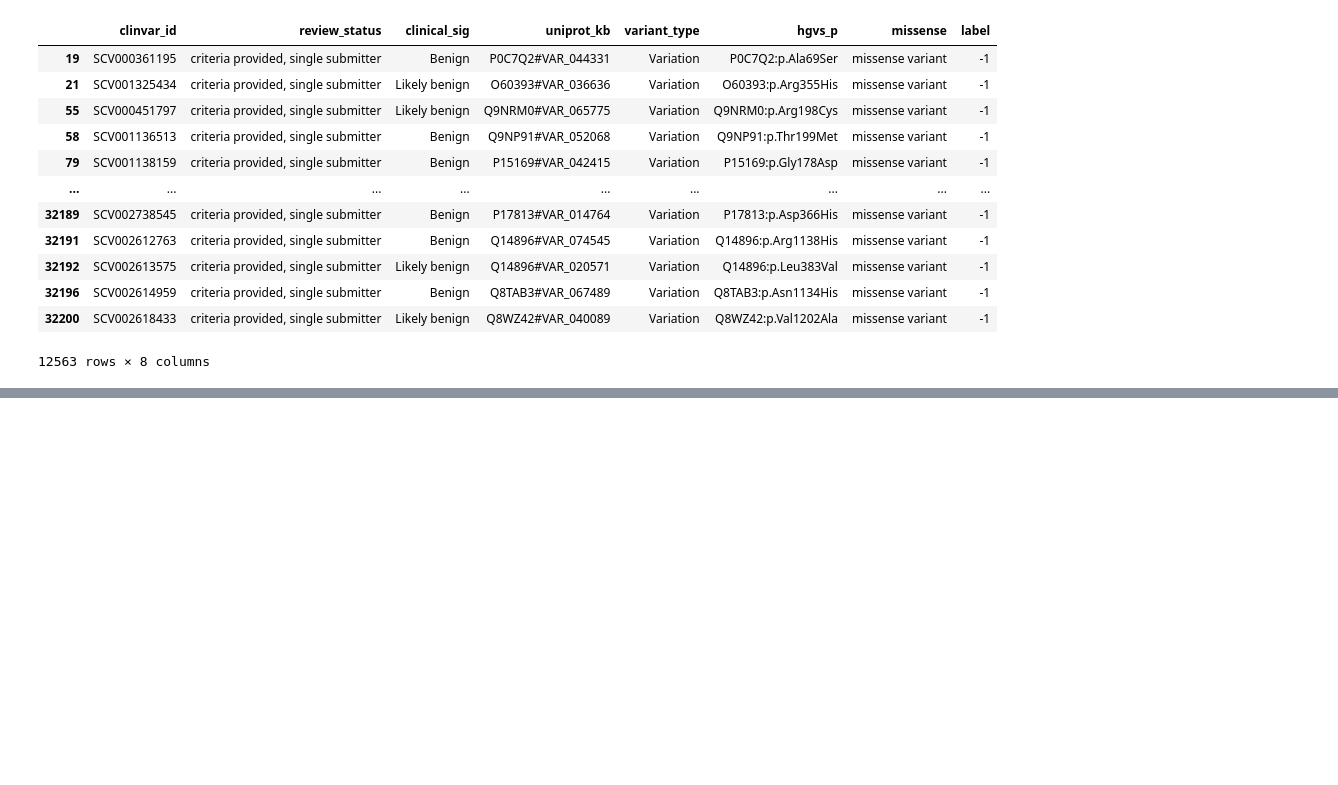
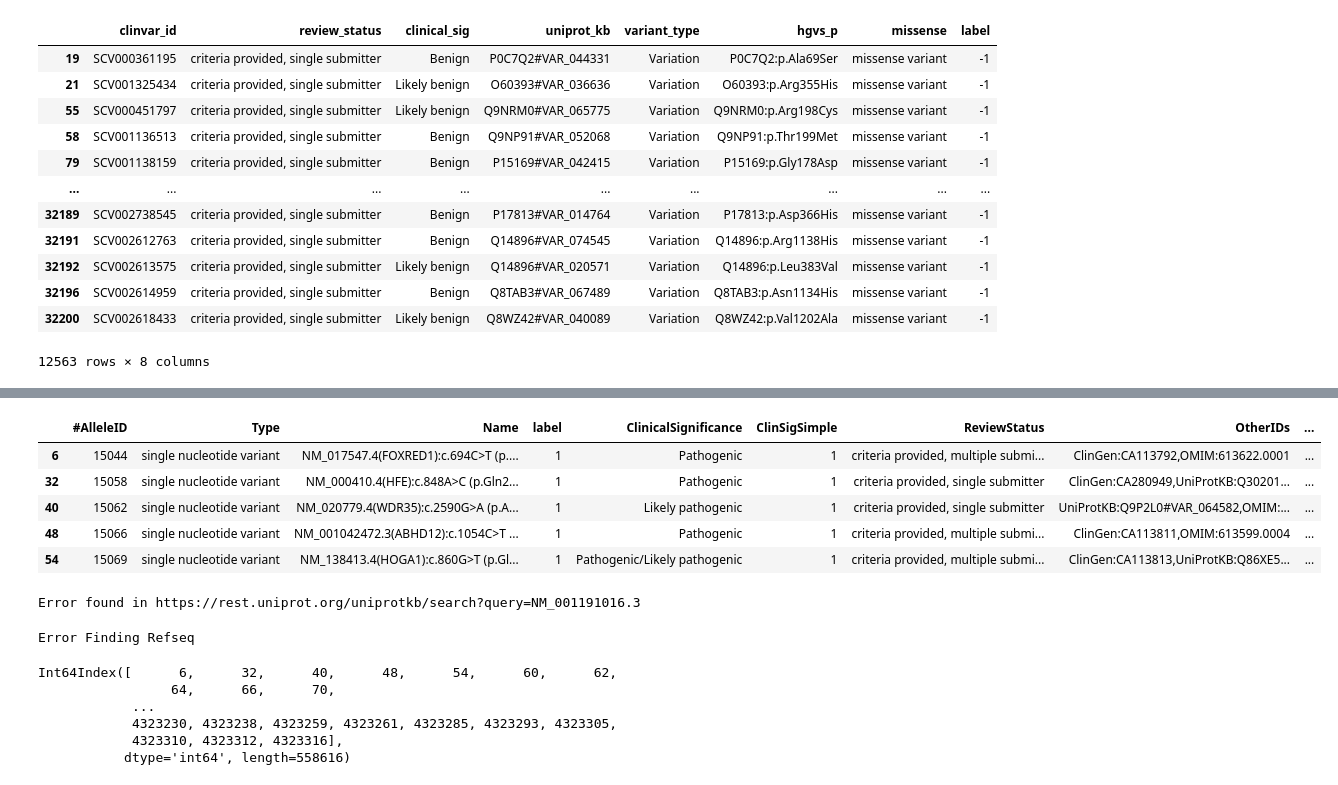
Before and after one commit to zshuyinggg/ppi_mutation, a Jupyter notebook: scripts/clinvar.ipynb, the cells around one changed output, grey strips where cells are left out. Drawn from its saved outputs; the diff is of its cells as text; code cells hidden in the pictures; blank space fills up the shorter version.

```diff
--- a/scripts/clinvar.ipynb
+++ b/scripts/clinvar.ipynb
@@ -165,0 +201,72 @@ SCV000258941 L1257
+# %%
+def if_positive_or_negative(string_list):
+    label=[]
+    for string in string_list:
+        if string in ['Pathogenic',
+                    'Pathogenic/Likely pathogenic',
+                    'probable-pathogenic',
+                    'Likely pathogenic',
+                    'pathologic',
+                    'pathogenic',
+                    'likely pathogenic',
+                    'Pathogenic/Likely pathogenic/Established risk allele',
+                    'likely pathogenic - adrenal pheochromocytoma',
+                    'Pathogenic/Pathogenic, low penetrance',
+                    'Pathogenic, low penetrance']:
+            label.append(1)
+        elif string in ['Benign',
+                    'Likely benign',
+                    'Likely Benign',
+                    'Benign/Likely benign',
+                    'non-pathogenic',
+                    'benign', 'probable-non-pathogenic', 'Likely Benign', 'probably not pathogenic',
+        ]:
+            label.append(-1)
+
+        else: label.append(0)
+    return label
+f['label']=if_positive_or_negative(f['ClinicalSignificance'])
+keep_cols=['#AlleleID', 'Type', 'Name','label', 'ClinicalSignificance', 'ClinSigSimple', 'ReviewStatus', 'OtherIDs', 'LastEvaluated', 'RS# (dbSNP)',
+       'nsv/esv (dbVar)', 'RCVaccession']
+keep_conditions=(f['Type']=='single nucleotide variant') &\
+              (['no assertion' not in item for item in f['ReviewStatus'].tolist()]) &\
+               (['p' in item for item in f['Name'].tolist()]) &\
+               (f['label']!=0)
+f_simple=f[keep_conditions][keep_cols]
+f_simple.head()
+# %% [output]
+|  | #AlleleID | Type | Name | label | ClinicalSignificance | ClinSigSimple | ReviewStatus | OtherIDs | ... |
+| 6 | 15044 | single nucleotide variant | NM_017547.4(FOXRED1):c.694C>T (p.... | 1 | Pathogenic | 1 | criteria provided, multiple submi... | ClinGen:CA113792,OMIM:613622.0001 | ... |
+| 32 | 15058 | single nucleotide variant | NM_000410.4(HFE):c.848A>C (p.Gln2... | 1 | Pathogenic | 1 | criteria provided, single submitter | ClinGen:CA280949,UniProtKB:Q30201... | ... |
+| 40 | 15062 | single nucleotide variant | NM_020779.4(WDR35):c.2590G>A (p.A... | 1 | Likely pathogenic | 1 | criteria provided, single submitter | UniProtKB:Q9P2L0#VAR_064582,OMIM:... | ... |
+| 48 | 15066 | single nucleotide variant | NM_001042472.3(ABHD12):c.1054C>T ... | 1 | Pathogenic | 1 | criteria provided, multiple submi... | ClinGen:CA113811,OMIM:613599.0004 | ... |
+| 54 | 15069 | single nucleotide variant | NM_138413.4(HOGA1):c.860G>T (p.Gl... | 1 | Pathogenic/Likely pathogenic | 1 | criteria provided, multiple submi... | ClinGen:CA113813,UniProtKB:Q86XE5... | ... |
+# %%
+from tqdm import tqdm
+import multiprocessing
+num_processes = multiprocessing.cpu_count()
+chunk_size = int(f_simple.shape[0]/num_processes)
+global pbar
+pbar = tqdm(total=len(f_simple))
+f_simple['UniPort']=[0]*len(f_simple)
+chunks = [f_simple.iloc[f_simple.index[i:i + chunk_size]] for i in range(0, f_simple.shape[0], chunk_size)]
+def func(df):
+    for idx in df.index:
+        if 'UniProt' not in df.loc[idx,'OtherIDs']:
+                df.loc[idx,'UniPort']=get_uniprot_from_name(f_simple.loc[idx,'Name'])
+        pbar.update(1)
+    return df
+pool = multiprocessing.Pool(processes=num_processes)
+result = pool.map(func, chunks)
+# %% [output]
+Error found in https://rest.uniprot.org/uniprotkb/search?query=NM_001191016.3
+Error Finding Refseq
+# %%
+f_simple.index
+# %% [output]
+Int64Index([      6,      32,      40,      48,      54,      60,      62,
+                 64,      66,      70,
+            ...
+            4323230, 4323238, 4323259, 4323261, 4323285, 4323293, 4323305,
+            4323310, 4323312, 4323316],
+           dtype='int64', length=558616)
```
Also changed, not shown: parts of 18 cells of this notebook, 5 other files.
